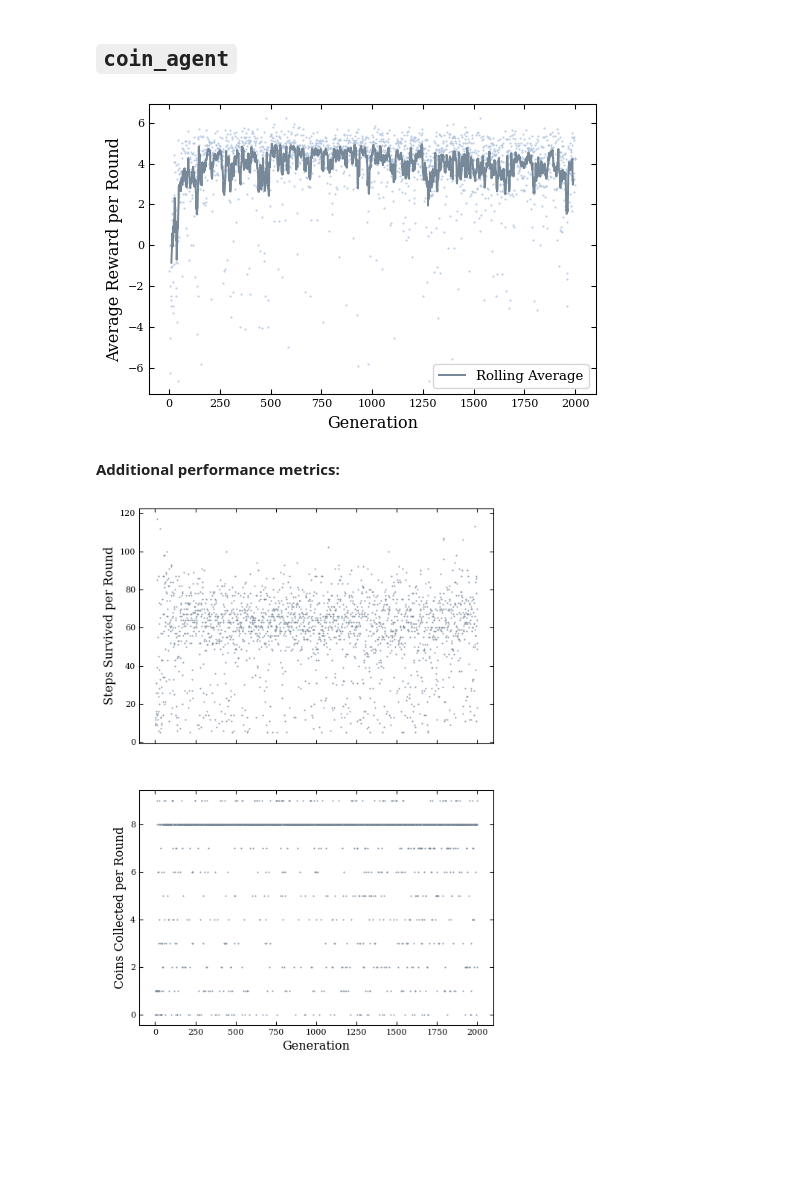
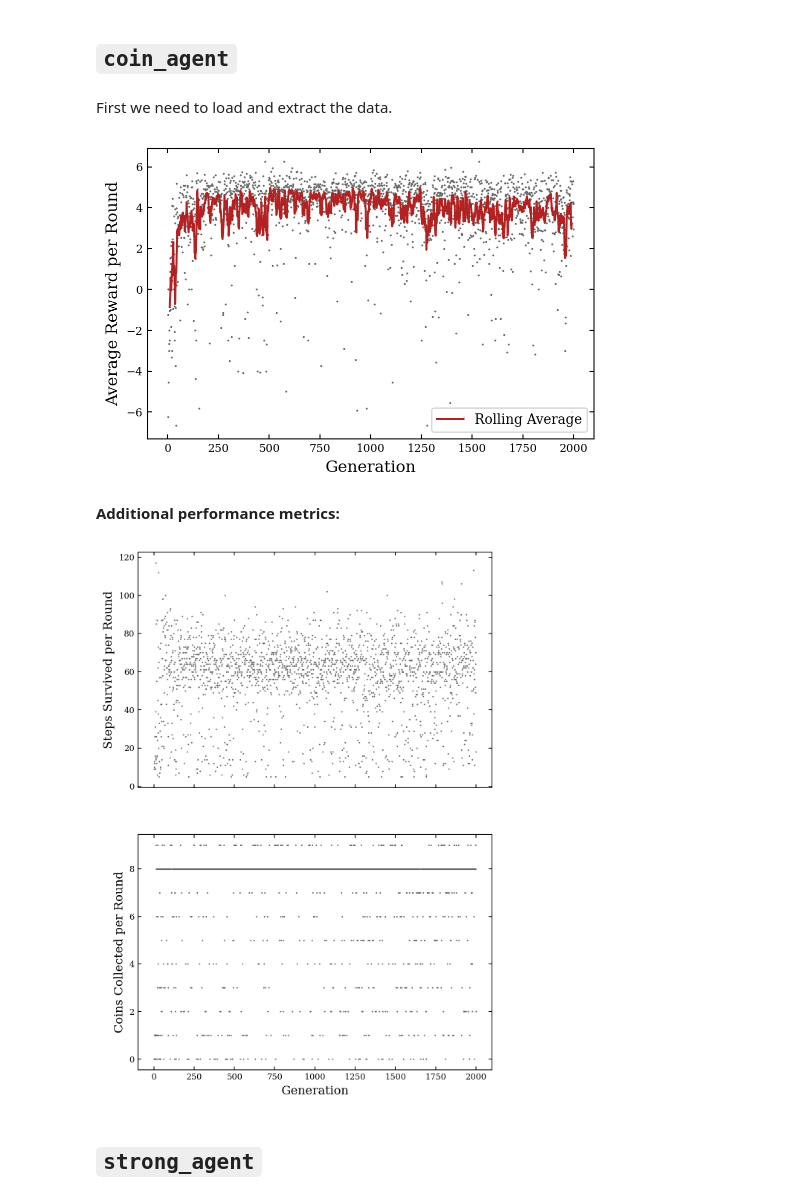
Before and after one commit to jnsdrtlf/bomberman_rl, a Jupyter notebook: analysis.ipynb, the cells around one changed output. Drawn from its saved outputs; the diff is of its cells as text; code cells hidden in the pictures; blank space fills up the shorter version.

Commit message:
Add new plots from Noah analysis notebook
Also used document colors

```diff
--- a/analysis.ipynb
+++ b/analysis.ipynb
@@ -10,9 +13,11 @@ import matplotlib.pyplot as plt
 # %%
-def movingaverage(interval, window_size):
-    window = np.ones(int(window_size)) / float(window_size)
-    return np.convolve(interval, window, 'same')
+def rolling_average(interval, window_size):
+    window = np.ones(int(window_size))/float(window_size)
+    return np.convolve(interval, window, "same")
 # %% [markdown]
 ## `coin_agent`
+# %% [markdown]
+First we need to load and extract the data.
 # %%
 rewards_coin_agent = np.load("agent_code/coin_agent/rewards.npy")
 performance_coin_agent = np.load("agent_code/coin_agent/performance.npy")
@@ -21,7 +26,7 @@ generation = np.arange(rewards_coin_agent.shape[0]) + 1
 # %%
 window_size = 10
 mean_reward =  rewards_coin_agent[:, 0]
-reward_average = movingaverage(mean_reward, window_size)
+reward_average = rolling_average(mean_reward, window_size)
 
 median_reward =  rewards_coin_agent[:, 1]
 reward_std =  rewards_coin_agent[:, 2]
@@ -31,19 +36,19 @@ steps_survived, coins_collected = performance_coin_agent.T
 # %%
 fig, ax = plt.subplots(dpi=96)
 
 ax.set_xlabel("Generation")
 ax.set_ylabel("Average Reward per Round")
 
-ax.plot(generation, mean_reward, ".", markersize=1, color="lightsteelblue")
+ax.plot(generation, mean_reward, ".", markersize=1, color="dimgray")
 ax.plot(
     generation[window_size:-window_size],
     reward_average[window_size:-window_size],
-    label="Rolling Average", color="lightslategray"
+    label="Rolling Average", color="firebrick"
 )
 ax.legend()
 plt.savefig("figs/coin_agent_rewards.pdf", bbox_inches='tight', dpi=120)
 # %% [output]
-[figure, old version]
+[figure, new version]
 # %% [markdown]
 **Additional performance metrics:**
 # %%
@@ -53,9 +58,11 @@ ax[1].set_xlabel("Generation")
 ax[0].set_ylabel("Steps Survived per Round")
 ax[1].set_ylabel("Coins Collected per Round")
 
-ax[0].plot(generation, steps_survived, ".", markersize=1, color="lightslategray")
-ax[1].plot(generation, coins_collected, ".", markersize=1, color="lightslategray")
+ax[0].plot(generation, steps_survived, ".", markersize=1, color="dimgray")
+ax[1].plot(generation, coins_collected, ".", markersize=1, color="dimgray")
 
 plt.savefig("figs/coin_agent_performance.pdf", bbox_inches='tight', dpi=120)
 # %% [output]
-[figure, old version]
+[figure, new version]
+# %% [markdown]
+## `strong_agent`
```
Also changed, not shown: parts of 8 cells of this notebook, 7 other files.
